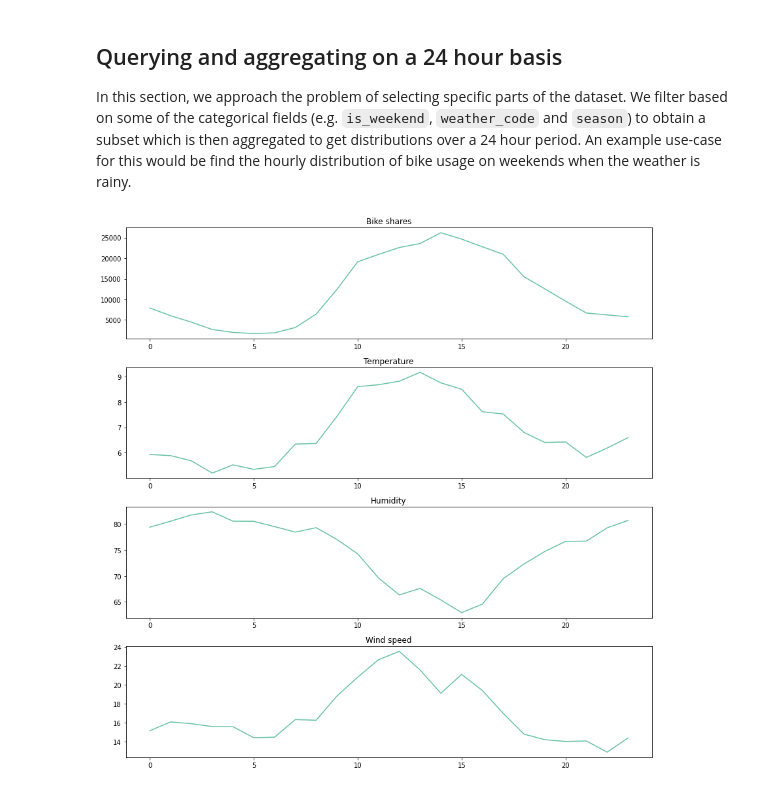
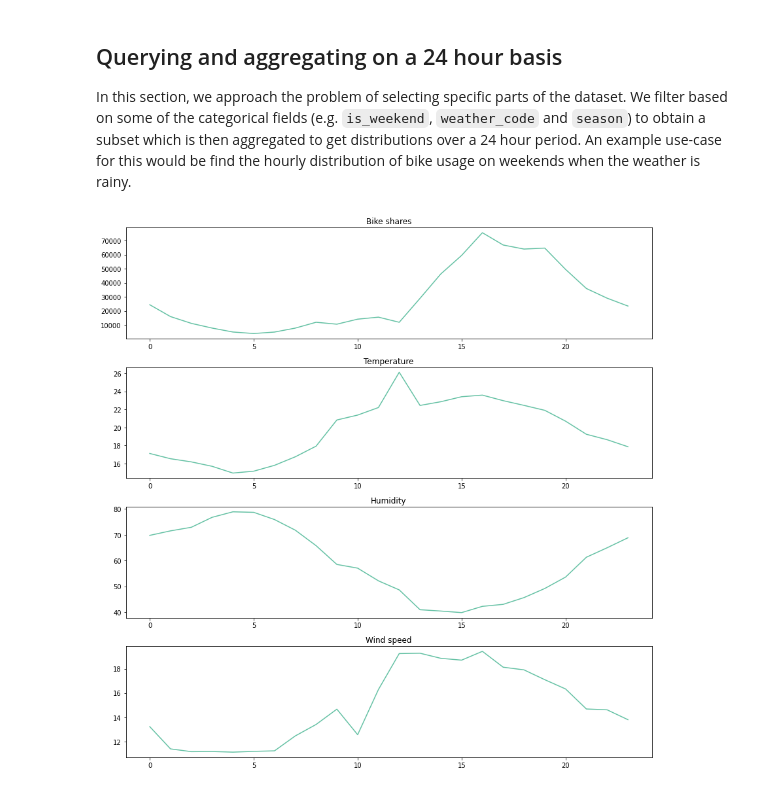
Before and after one commit to frans-johansson/BikeVis, a Jupyter notebook: data_exploration.ipynb, the cells around one changed output. Saved outputs shown, nothing was run; the diff lists cells and outputs as text; code cells hidden in the pictures.

```diff
--- a/data_exploration.ipynb
+++ b/data_exploration.ipynb
@@ -13,6 +13,6 @@ sns.set_palette('Set2')
 # %% [markdown]
 Read and clean up the data set.
 # %%
-df = pd.read_csv('data/clean_data.csv')
+df = pd.read_csv('app/data/clean_data.csv')
 df['timestamp'] = format_datetimes(df)
 df.set_index('timestamp', inplace=True)
@@ -86,23 +97,24 @@ g.figure.set_figheight(7)
 
 In this section, we approach the problem of selecting specific parts of the dataset. We filter based on some of the categorical fields (e.g. `is_weekend`, `weather_code` and `season`) to obtain a subset which is then aggregated to get distributions over a 24 hour period. An example use-case for this would be find the hourly distribution of bike usage on weekends when the weather is rainy.
 # %%
-query_str = 'is_weekend == 1 & weather_code in (1, 2) & season == 3'
+# query_str = 'is_weekend == 1 & weather_code in (1, 2) & season == 3'
+query_str = 'is_weekend == 1 & season == 1 & weather_code == 1'
 qdf = df.query(query_str)
 
 count_hours = qdf['count'].groupby(qdf.index.time).sum()
 weather_hours = qdf[['temp_real', 'humidity', 'wind_speed']].groupby(qdf.index.time).mean()
 
 fig, axes = plt.subplots(4, 1)
 fig.set_figheight(12)
 fig.set_figwidth(12)
 axes[0].set_title('Bike shares')
 axes[0].plot(count_hours.values)
 axes[1].set_title('Temperature')
 axes[1].plot(weather_hours['temp_real'].values)
 axes[2].set_title('Humidity')
 axes[2].plot(weather_hours['humidity'].values)
 axes[3].set_title('Wind speed')
 axes[3].plot(weather_hours['wind_speed'].values)
 plt.tight_layout()
 # %% [output]
-[figure, old version]
+[figure, new version]
```
Also changed, not shown: parts of 3 cells of this notebook.
